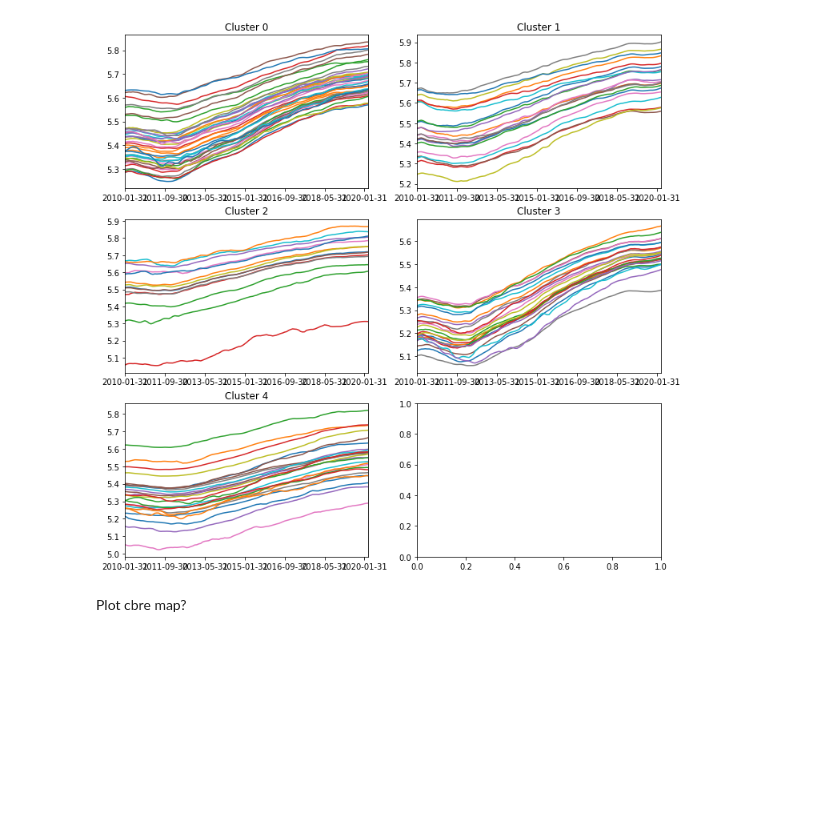
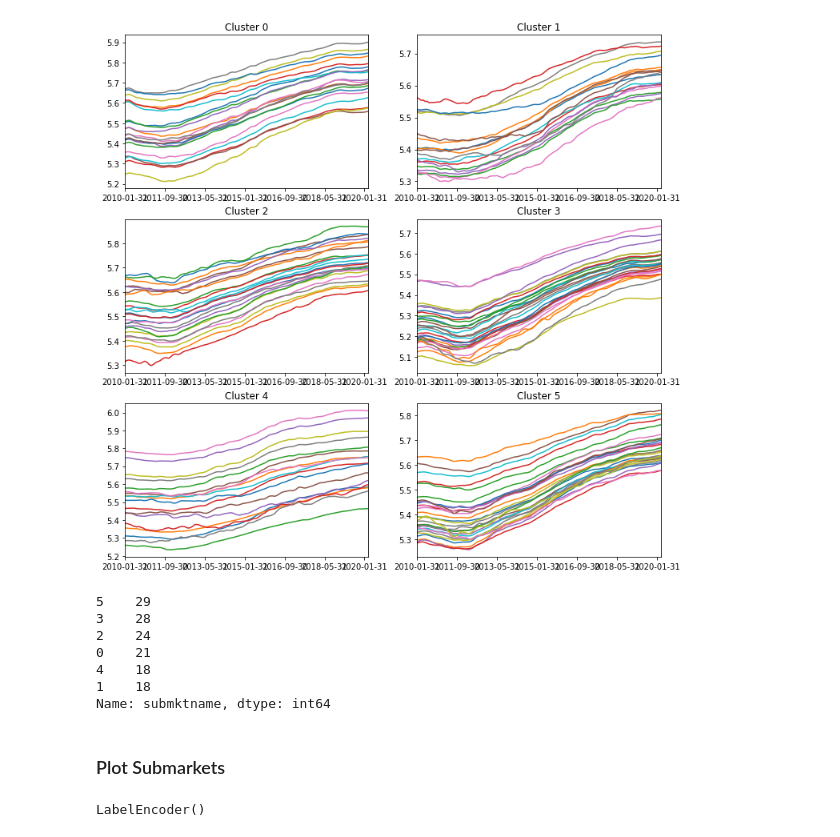
Before and after one commit to astrotyan/neighborhood, a Jupyter notebook: analysis/denver.ipynb, the cells around one changed output. Saved outputs shown, nothing was run; the diff lists cells and outputs as text; code cells hidden in the pictures; blank space fills up the shorter version.

```diff
--- a/analysis/denver.ipynb
+++ b/analysis/denver.ipynb
@@ -38,5 +90,7 @@ km_predict = fit_kmeans(ncluster, change, kmeans)
-# %%
-plot_clusters(km_predict,zillow_ts)
-# %% [output]
-[figure, removed]
+# %%
+ncluster = 6
+km_predict = fit_kmeans(ncluster, syn, kmeans)
+plot_clusters(km_predict,zillow_ts)
+# %% [output]
+[figure, added]
 # %%
@@ -49,2 +100,10 @@ geo_map = make_map(geojson,coor,ncluster,km_predict)
-# %% [markdown]
-Plot cbre map?
+# %%
+km_predict.submktname.value_counts()
+# %% [output]
+5    29
+3    28
+2    24
+0    21
+4    18
+1    18
+Name: submktname, dtype: int64
@@ -50,0 +112,2 @@ Plot cbre map?
+# %% [markdown]
+### Plot Submarkets
@@ -50,0 +116,5 @@ Plot cbre map?
+# %%
+zillow_le = preprocessing.LabelEncoder()
+zillow_le.fit(zillow_info.submktname)
+# %% [output]
+LabelEncoder()
```
Also changed, not shown: parts of 33 cells of this notebook, 6 other files.
